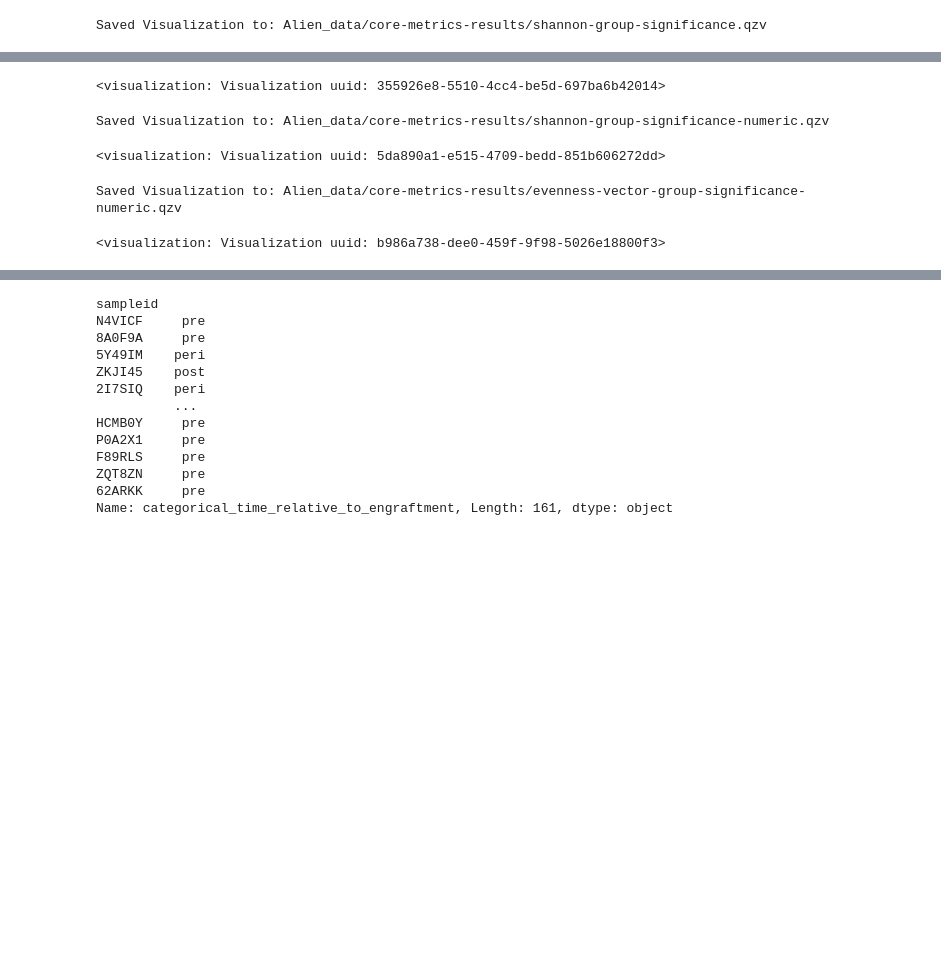
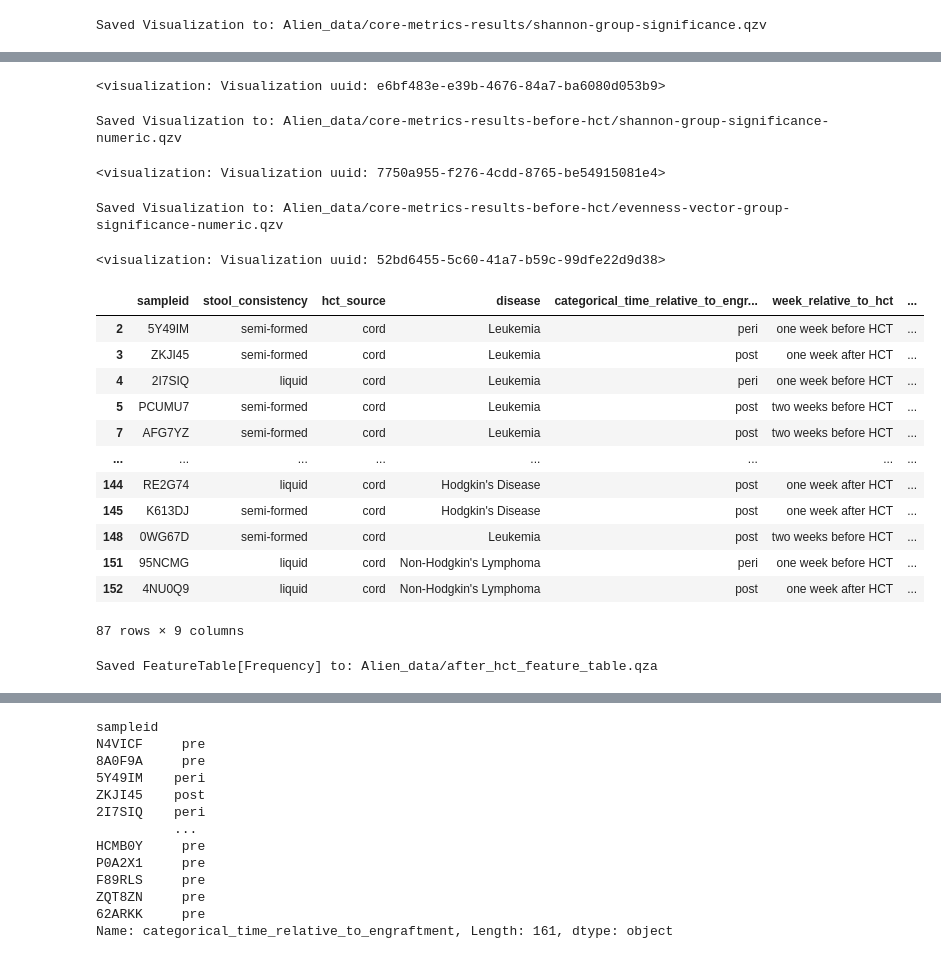
Before and after one commit to banucavlak/alien-cancer-cure, a Jupyter notebook: Alpha_diversity.ipynb, the cells around one changed output, grey strips where cells are left out. Saved outputs shown, nothing was run; the diff lists cells and outputs as text; code cells hidden in the pictures; blank space fills up the shorter version.

```diff
--- a/Alpha_diversity.ipynb
+++ b/Alpha_diversity.ipynb
@@ -196,26 +262,53 @@ Saved Visualization to: Alien_data/core-metrics-results/observed-features-group-
 # %%
-Visualization.load(f'{data_dir}/core-metrics-results/observed-features-group-significance-numeric.qzv')
+Visualization.load(f'{data_dir}/core-metrics-results-before-hct/observed-features-group-significance-numeric.qzv')
 # %% [output]
-<visualization: Visualization uuid: 355926e8-5510-4cc4-be5d-697ba6b42014>
+<visualization: Visualization uuid: e6bf483e-e39b-4676-84a7-ba6080d053b9>
 # %%
 ! qiime diversity alpha-correlation \
-  --i-alpha-diversity $data_dir/core-metrics-results/shannon_vector.qza \
-  --m-metadata-file $data_dir/str_metadata.tsv \
-  --o-visualization $data_dir/core-metrics-results/shannon-group-significance-numeric.qzv
+  --i-alpha-diversity $data_dir/core-metrics-results-before-hct/shannon_vector.qza \
+  --m-metadata-file $data_dir/before_hct_metadata.tsv \
+  --o-visualization $data_dir/core-metrics-results-before-hct/shannon-group-significance-numeric.qzv
 # %% [output]
-Saved Visualization to: Alien_data/core-metrics-results/shannon-group-significance-numeric.qzv
+Saved Visualization to: Alien_data/core-metrics-results-before-hct/shannon-group-significance-numeric.qzv
 # %%
-Visualization.load(f'{data_dir}/core-metrics-results/shannon-group-significance-numeric.qzv')
+Visualization.load(f'{data_dir}/core-metrics-results-before-hct/shannon-group-significance-numeric.qzv')
 # %% [output]
-<visualization: Visualization uuid: 5da890a1-e515-4709-bedd-851b606272dd>
+<visualization: Visualization uuid: 7750a955-f276-4cdd-8765-be54915081e4>
 # %%
 ! qiime diversity alpha-correlation \
-  --i-alpha-diversity $data_dir/core-metrics-results/evenness_vector.qza \
-  --m-metadata-file $data_dir/str_metadata.tsv \
-  --o-visualization $data_dir/core-metrics-results/evenness-vector-group-significance-numeric.qzv
+  --i-alpha-diversity $data_dir/core-metrics-results-before-hct/evenness_vector.qza \
+  --m-metadata-file $data_dir/before_hct_metadata.tsv \
+  --o-visualization $data_dir/core-metrics-results-before-hct/evenness-vector-group-significance-numeric.qzv
 # %% [output]
-Saved Visualization to: Alien_data/core-metrics-results/evenness-vector-group-significance-numeric.qzv
+Saved Visualization to: Alien_data/core-metrics-results-before-hct/evenness-vector-group-significance-numeric.qzv
 # %%
-Visualization.load(f'{data_dir}/core-metrics-results/evenness-vector-group-significance-numeric.qzv')
+Visualization.load(f'{data_dir}/core-metrics-results-before-hct/evenness-vector-group-significance-numeric.qzv')
 # %% [output]
-<visualization: Visualization uuid: b986a738-dee0-459f-9f98-5026e18800f3>
+<visualization: Visualization uuid: 52bd6455-5c60-41a7-b59c-99dfe22d9d38>
+# %%
+# after hct
+after_hct = pd.DataFrame(data=metadata[metadata['day_relative_to_nearest_hct'] >= 0])
+after_hct.to_csv('Alien_data/after_hct_metadata.tsv', sep='\t', encoding='utf-8', escapechar='\n', index=False)
+after_hct
+# %% [output]
+|  | sampleid | stool_consistency | hct_source | disease | categorical_time_relative_to_engr... | week_relative_to_hct | ... |
+| 2 | 5Y49IM | semi-formed | cord | Leukemia | peri | one week before HCT | ... |
+| 3 | ZKJI45 | semi-formed | cord | Leukemia | post | one week after HCT | ... |
+| 4 | 2I7SIQ | liquid | cord | Leukemia | peri | one week before HCT | ... |
+| 5 | PCUMU7 | semi-formed | cord | Leukemia | post | two weeks before HCT | ... |
+| 7 | AFG7YZ | semi-formed | cord | Leukemia | post | two weeks before HCT | ... |
+| ... | ... | ... | ... | ... | ... | ... | ... |
+| 144 | RE2G74 | liquid | cord | Hodgkin's Disease | post | one week after HCT | ... |
+| 145 | K613DJ | semi-formed | cord | Hodgkin's Disease | post | one week after HCT | ... |
+| 148 | 0WG67D | semi-formed | cord | Leukemia | post | two weeks before HCT | ... |
+| 151 | 95NCMG | liquid | cord | Non-Hodgkin's Lymphoma | peri | one week before HCT | ... |
+| 152 | 4NU0Q9 | liquid | cord | Non-Hodgkin's Lymphoma | post | one week after HCT | ... |
+87 rows × 9 columns
+# %%
+! qiime feature-table filter-samples \
+    --i-table $data_dir/table-filtered.qza \
+    --m-metadata-file $data_dir/str_metadata.tsv \
+    --p-where "[day_relative_to_nearest_hct]>'0' or [day_relative_to_nearest_hct]='0'" \
+    --o-filtered-table $data_dir/after_hct_feature_table.qza
+# %% [output]
+Saved FeatureTable[Frequency] to: Alien_data/after_hct_feature_table.qza
```
Also changed, not shown: parts of 50 cells of this notebook.
